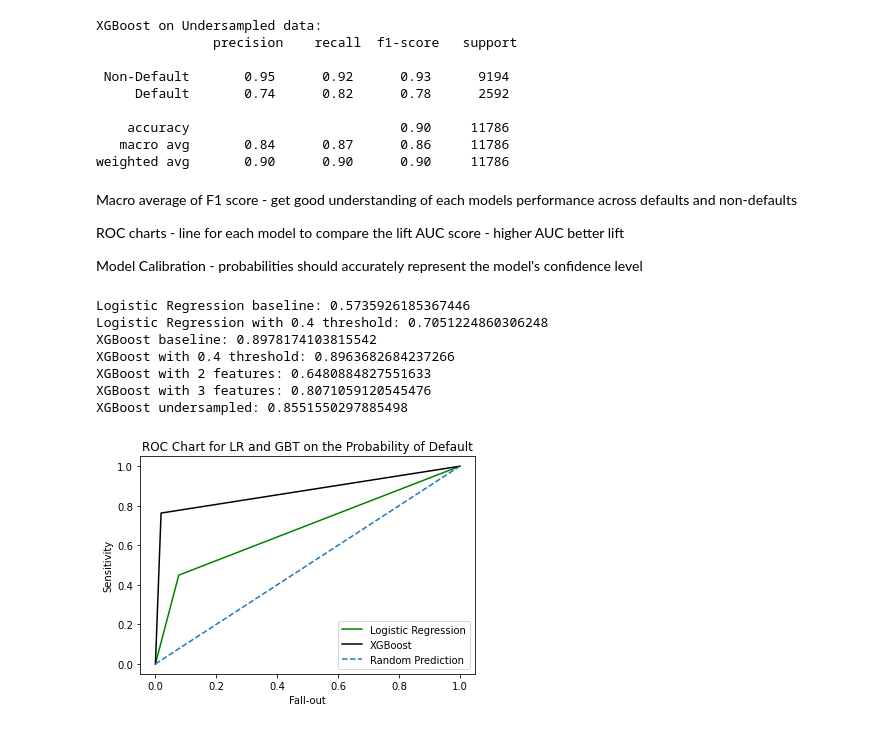
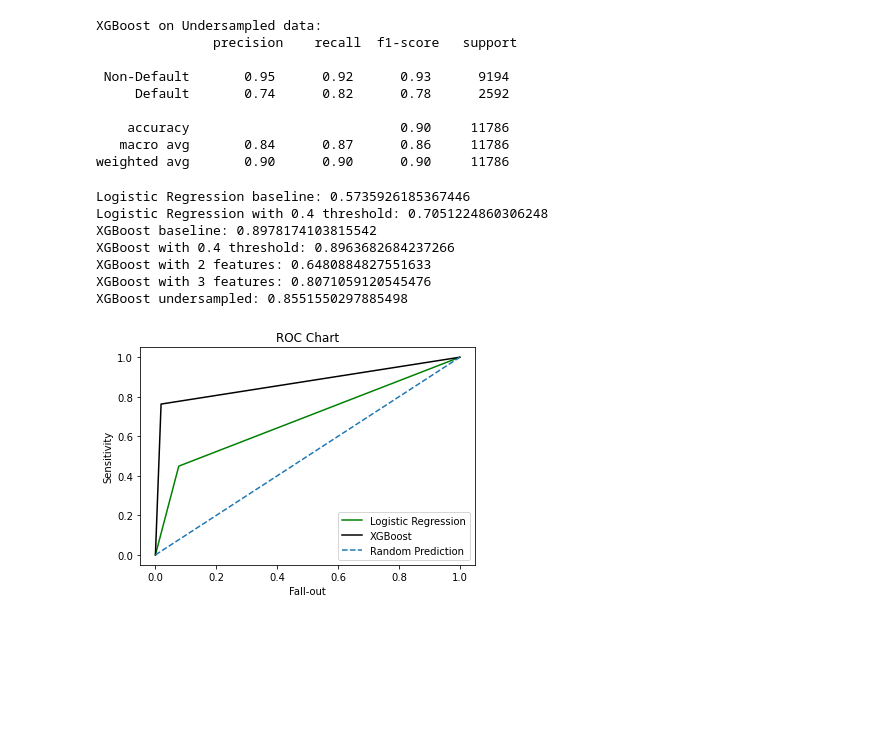
Before and after one commit to nishaalajmera/Credit-Risk-Modelling, a Jupyter notebook: models.ipynb, the cells around one changed output. Saved outputs shown, nothing was run; the diff lists cells and outputs as text; code cells hidden in the pictures; blank space fills up the shorter version.

```diff
--- a/models.ipynb
+++ b/models.ipynb
@@ -272,13 +272,6 @@ XGBoost on Undersampled data:
     accuracy                           0.90     11786
    macro avg       0.84      0.87      0.86     11786
 weighted avg       0.90      0.90      0.90     11786
-# %% [markdown]
-Macro average of F1 score - get good understanding of each models performance across defaults and non-defaults
-
-ROC charts - line for each model to compare the lift
-AUC score - higher AUC better lift
-
-Model Calibration - probabilities should accurately represent the model's confidence level
 # %%
 
 # Print the default F-1 scores for the logistic regression
@@ -303,16 +296,16 @@ XGBoost undersampled: 0.8551550297885498
 # %%
 # ROC chart components
 fallout_lr, sensitivity_lr, thresholds_lr = roc_curve(y_test, preds_df_lr['loan_status_t2'])
 fallout_gbt, sensitivity_gbt, thresholds_gbt = roc_curve(y_test, gbt_preds_t2['loan_status'])
 
 # ROC Chart with both
 plt.plot(fallout_lr, sensitivity_lr, color = 'green', label='%s' % 'Logistic Regression')
 plt.plot(fallout_gbt, sensitivity_gbt, color = 'black', label='%s' % 'XGBoost')
 plt.plot([0, 1], [0, 1], linestyle='--', label='%s' % 'Random Prediction')
-plt.title("ROC Chart for LR and GBT on the Probability of Default")
+plt.title("ROC Chart")
 plt.xlabel('Fall-out')
 plt.ylabel('Sensitivity')
 plt.legend()
 plt.show()
 # %% [output]
-[figure, old version]
+[figure, new version]
```
Also changed, not shown: 3 other files.
